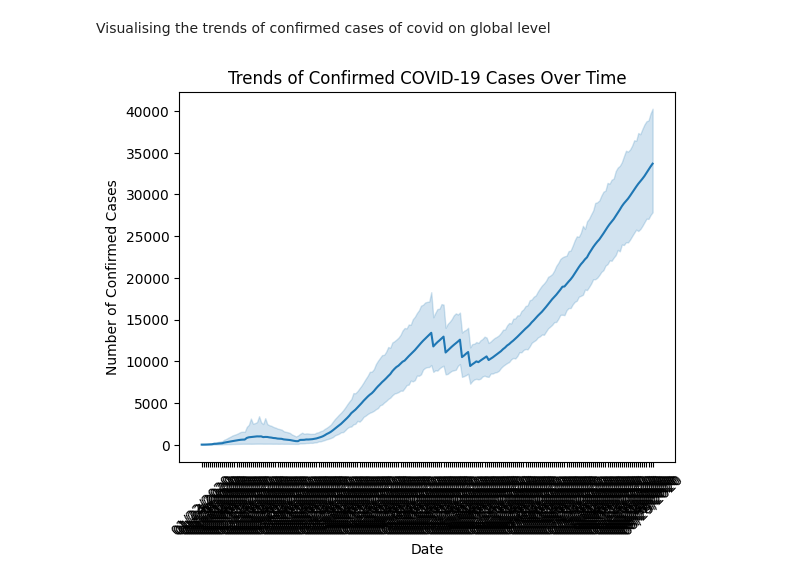
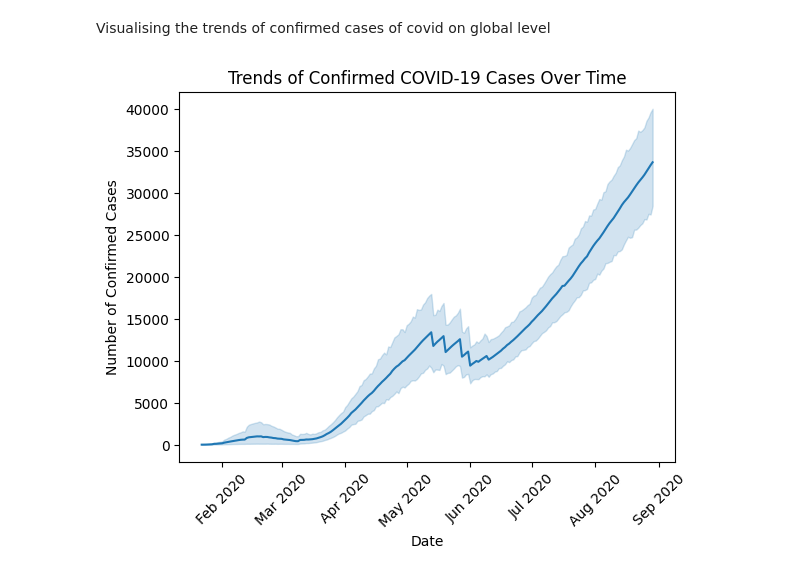
Before and after one commit to TavneetKB/Naimuri-coding-assessment, a Jupyter notebook: Technical_Challenge_Answer.ipynb, the cells around one changed output. Saved outputs shown, nothing was run; the diff lists cells and outputs as text; code cells hidden in the pictures.

```diff
--- a/Technical_Challenge_Answer.ipynb
+++ b/Technical_Challenge_Answer.ipynb
@@ -23,4 +29,4 @@ df.head()
 # %%
-df['ObservationDate'] = pd.to_datetime(df['ObservationDate'], format='mixed')
+df['ObservationDate'] = pd.to_datetime(df['ObservationDate'], infer_datetime_format= True)
 df.head()
 # %% [output]
@@ -136,5 +118,0 @@ df_country
-# %%
-df['State_missing'] = df['State'].isna()
-early_threshold = df[df['Confirmed'] > 0]['ObservationDate'].min()
-df['during_early_period'] = df['ObservationDate'] <= early_threshold + pd.Timedelta(days=14)
-df.groupby('State_missing')['during_early_period'].mean()
@@ -142,0 +121,3 @@ TypeError: can only concatenate str (not "Timedelta") to str
+# %%
+df1 = df.drop(columns=['State', 'Last Update'], axis=1)
+df1.head()
@@ -143,11 +147,14 @@ TypeError: can only concatenate str (not "Timedelta") to str
 # %% [markdown]
 Visualising the trends of confirmed cases of covid on global level
 # %%
-sns.lineplot(data=df, x='ObservationDate', y='Confirmed')
+sns.lineplot(data=df1, x='ObservationDate', y='Confirmed')
 plt.title('Trends of Confirmed COVID-19 Cases Over Time')
 plt.xlabel('Date')
+plt.gca().xaxis.set_major_locator(mdates.MonthLocator())
+# Format tick labels as "Mon YYYY"
+plt.gca().xaxis.set_major_formatter(mdates.DateFormatter('%b %Y'))
 plt.ylabel('Number of Confirmed Cases')
 plt.xticks(rotation=45)
 plt.show()
 # %% [output]
-[figure, old version]
+[figure, new version]
```
Also changed, not shown: parts of 33 cells of this notebook.
